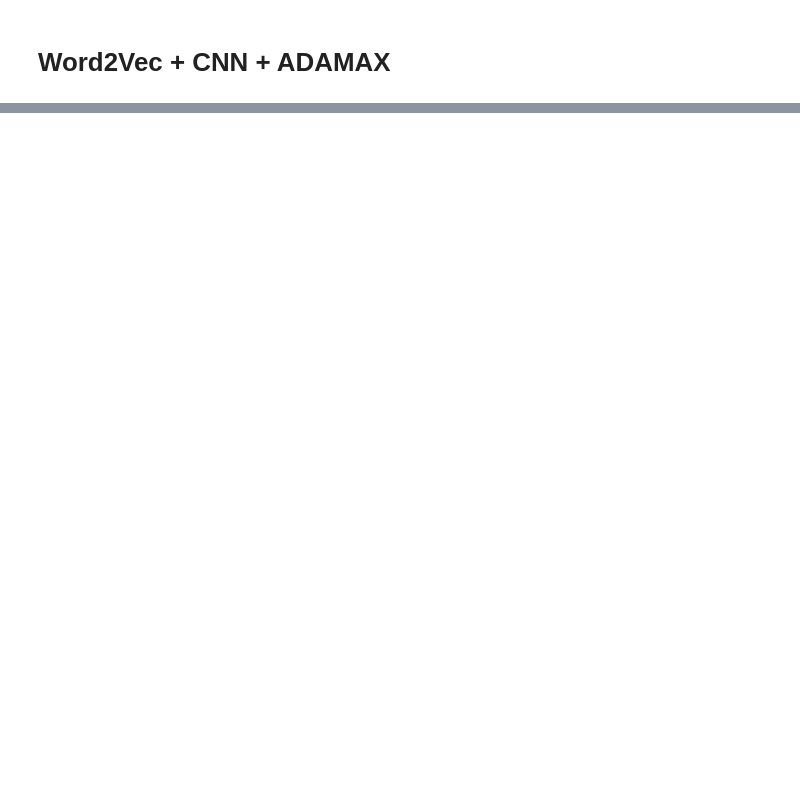
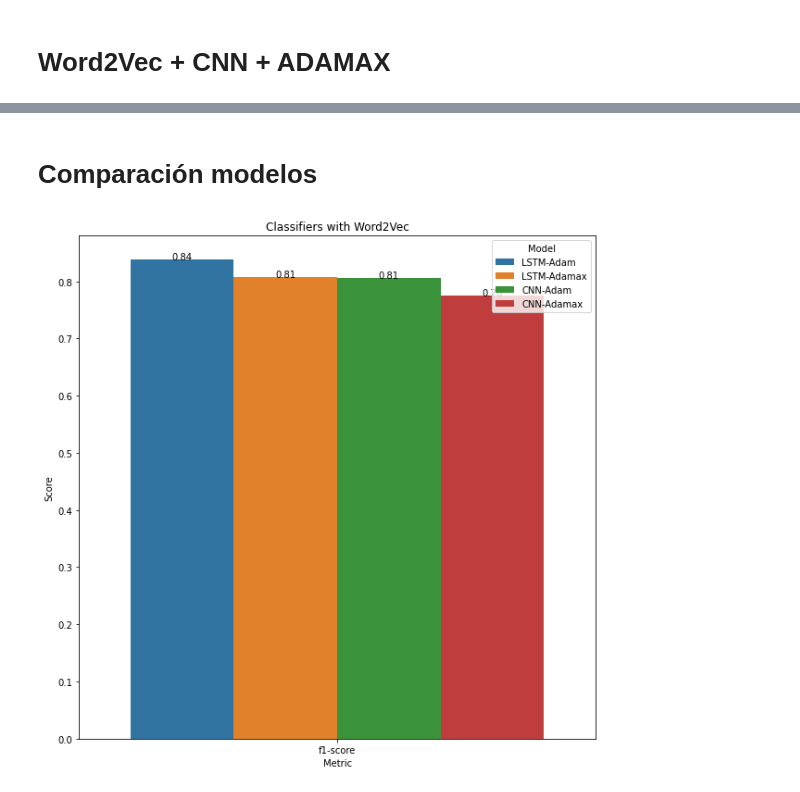
Before and after one commit to OsEduIT/GVIS-Automatic-Classification-of-Cyberincidents-using-Machine-Learning, a Jupyter notebook: text-classification-using-deep-learning.ipynb, the cells around one changed output, grey strips where cells are left out. Cells and saved outputs as stored; diff of their text form; code cells hidden in the pictures; blank space fills up the shorter version.

Commit message:
Kaggle Notebook | Text Classification using Deep Learning | Version 4

```diff
--- a/text-classification-using-deep-learning.ipynb
+++ b/text-classification-using-deep-learning.ipynb
@@ -810,0 +830,40 @@ Text(33.0, 0.5, 'real')
+# %% [markdown]
+# Comparación modelos
+# %%
+def show_values_on_bars(axs, h_v="v", space=0.2):
+    def _show_on_single_plot(ax):
+        if h_v == "v":
+            for p in ax.patches:
+                _x = p.get_x() + p.get_width() / 2
+                _y = p.get_y() + p.get_height()
+                value = "{:.2f}".format(p.get_height())
+                ax.text(_x, _y, value, ha="center")
+        elif h_v == "h":
+            for p in ax.patches:
+                _x = p.get_x() + p.get_width() + float(space)
+                _y = p.get_y() + p.get_height()
+                value = "{:.2f}".format(p.get_width())
+                ax.text(_x, _y, value, ha="left")
+
+    if isinstance(axs, np.ndarray):
+        for idx, ax in np.ndenumerate(axs):
+            _show_on_single_plot(ax)
+    else:
+        _show_on_single_plot(axs)
+# %%
+results=[]
+#Test
+results.append([accrx01[2], 'f1-score', 'LSTM-Adam'])
+results.append([accrx02[2], 'f1-score', 'LSTM-Adamax'])
+results.append([accrx03[2], 'f1-score', 'CNN-Adam'])
+results.append([accrx04[2], 'f1-score', 'CNN-Adamax'])
+
+comparison = pd.DataFrame(results, columns = ['Score', 'Metric', 'Model'])
+
+plt.figure(figsize=(10,10))
+plt.title("Classifiers with Word2Vec")
+plot = sns.barplot(x=comparison['Metric'],y=comparison['Score'], hue = comparison['Model'])
+
+show_values_on_bars(plot)
+# %% [output]
+[figure, added]
```
Also changed, not shown: parts of 37 cells of this notebook.
